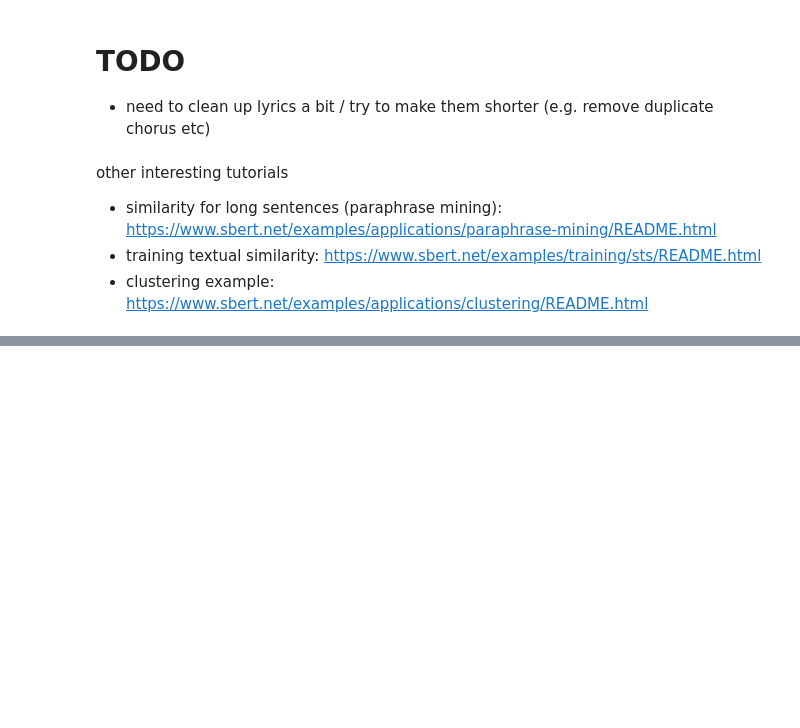
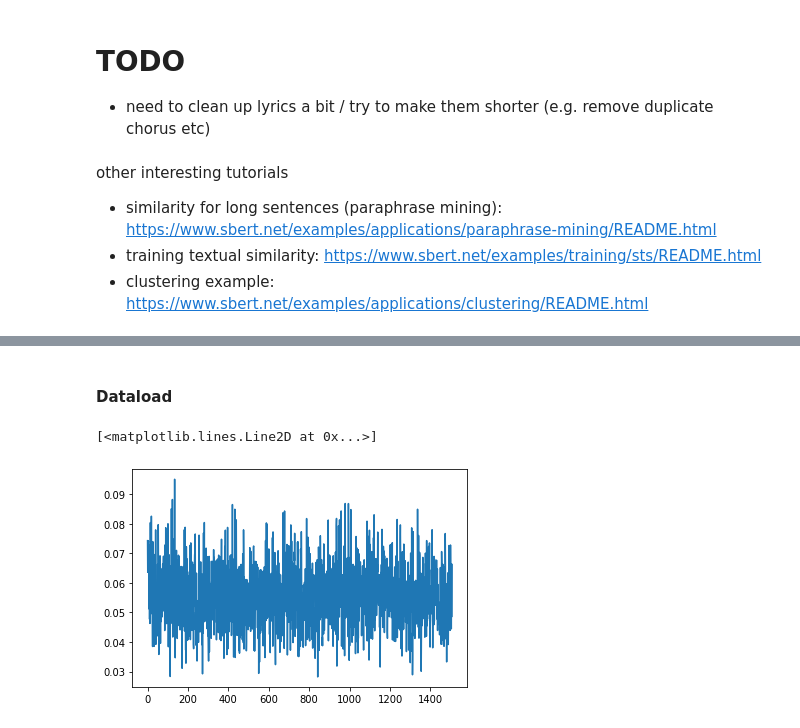
Before and after one commit to ebezzam/lyrics-mir, a Jupyter notebook: notebooks/data_exploration.ipynb, the cells around one changed output, grey strips where cells are left out. Drawn from its saved outputs; the diff is of its cells as text; code cells hidden in the pictures; blank space fills up the shorter version.

Commit message:
added the training loop and arch

```diff
--- a/notebooks/data_exploration.ipynb
+++ b/notebooks/data_exploration.ipynb
@@ -1084,0 +1176,2 @@ other interesting tutorials
+# %% [markdown]
+#### Dataload
@@ -1084,0 +1198,47 @@ other interesting tutorials
+# %%
+def train():
+    model.cuda()
+    model.train()
+    total_loss, total_accuracy = 0, 0
+
+    all_loss = []
+
+    # iterate over batches
+    for step,batch in enumerate(tqdm(train_dataloader)):
+
+        # push the batch to gpu
+        batch = [r.to('cuda') for r in batch]
+
+        sent_id, mask, labels = batch
+
+        # clear previously calculated gradients
+        model.zero_grad()
+
+        # get model predictions for the current batch
+        preds = model(sent_id, mask)
+
+        # compute the loss between actual and predicted values
+        loss = torch.mean((preds-labels)**2)
+
+        all_loss.append(loss.item())
+
+
+        # backward pass to calculate the gradients
+        loss.backward()
+
+        # clip the the gradients to 1.0. It helps in preventing the exploding gradient problem
+#         torch.nn.utils.clip_grad_norm_(model.parameters(), 1.0)
+
+        # update parameters
+        optimizer.step()
+
+    return all_loss
+# %%
+for i in range(1):
+    loss = train()
+# %%
+import matplotlib.pyplot as plt
+plt.plot(loss)
+# %% [output]
+[<matplotlib.lines.Line2D at 0x...>]
+[figure, added]
```
Also changed, not shown: parts of 18 cells of this notebook.
